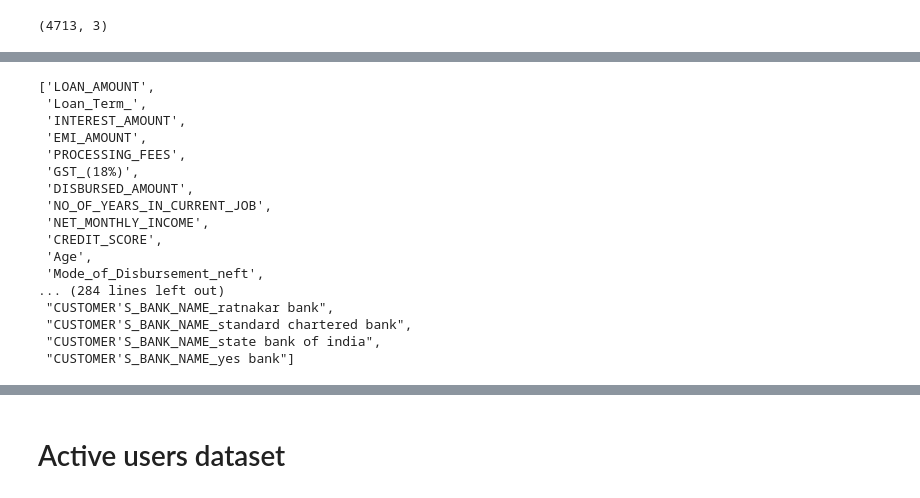
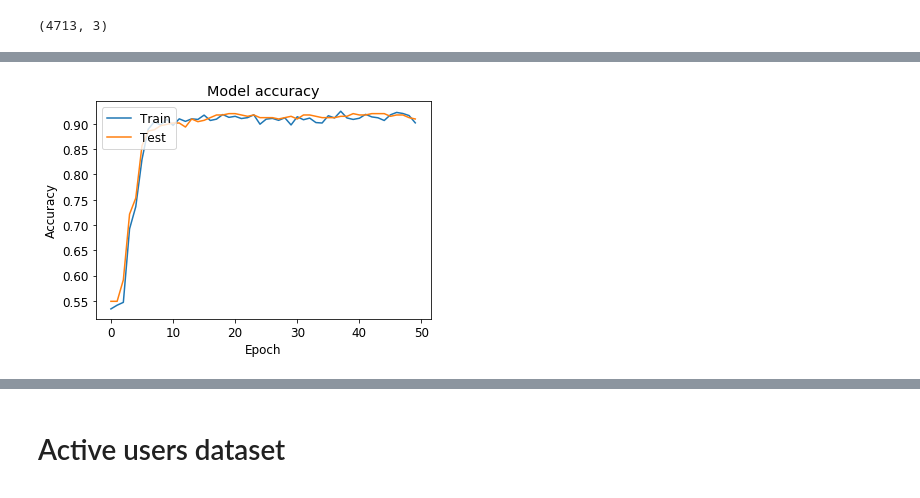
Before and after one commit to 1998anwesha/Mini-projects, a Jupyter notebook: SD.ipynb, the cells around one changed output, grey strips where cells are left out. Cells and saved outputs as stored; diff of their text form; code cells hidden in the pictures.

```diff
--- a/SD.ipynb
+++ b/SD.ipynb
@@ -1151,5 +1205,6 @@ data["Bounce_Charges_(BC)"]=data["Bounce_Charges_(BC)"].astype("int64")
 data["GST_ON_BC"]=data["GST_ON_BC"].astype("int64")
 data["DISBURSED_AMOUNT"]=data["DISBURSED_AMOUNT"].astype("int64")
 # %%
-data["LOAN_PURPOSE"]=data["LOAN_PURPOSE"].str.replace("nan","daily needs")
+#data["LOAN_PURPOSE"]=data["LOAN_PURPOSE"].str.replace("nan","daily needs")
 #set(data["COLLECTION_DATE-1"])#
+data["LOAN_PURPOSE"].value_counts()
@@ -1670,14 +1621,17 @@ X_train1,X_test1,y_train1,y_test1 = train_test_split(X1,y1,test_size = 0.20)
 # %%
 from keras.models import Sequential
 from keras.layers import Dense
+from keras import models
+from keras import layers
 # Neural network
 model = Sequential()
-model.add(Dense(16, input_dim=len(d1.columns), activation='relu'))
-model.add(Dense(12, activation='relu'))
-model.add(Dense(3, activation='softmax'))
+model.add(layers.Dropout(0.2, input_shape=(len(d1.columns),)))
+model.add(Dense(units =16,kernel_initializer = 'uniform',input_dim=len(d1.columns), activation='relu'))
+model.add(Dense(units =12, kernel_initializer = 'uniform',activation='relu'))
+model.add(Dense(units =3,kernel_initializer = 'uniform', activation='softmax'))
 # %%
 model.compile(loss='categorical_crossentropy', optimizer='adam', metrics=['accuracy'])
 # %%
-model.fit(X_train1, y_train1, epochs=35,validation_split=0.1, batch_size=64)
+history1=model.fit(X_train1, y_train1, epochs=50,validation_split=0.1, batch_size=64,shuffle=True)
 # %% [output]
 Train on 3393 samples, validate on 377 samples
@@ -1723,21 +1676,12 @@ Accuracy is: 92.15270413573701
-# %%
-d2=pd.get_dummies(df_active,drop_first=True)
-list(d2.columns)
-# %% [output]
-['LOAN_AMOUNT',
- 'Loan_Term_',
- 'INTEREST_AMOUNT',
- 'EMI_AMOUNT',
- 'PROCESSING_FEES',
- 'GST_(18%)',
- 'DISBURSED_AMOUNT',
- 'NO_OF_YEARS_IN_CURRENT_JOB',
- 'NET_MONTHLY_INCOME',
- 'CREDIT_SCORE',
- 'Age',
- 'Mode_of_Disbursement_neft',
-... (284 lines left out)
- "CUSTOMER'S_BANK_NAME_ratnakar bank",
- "CUSTOMER'S_BANK_NAME_standard chartered bank",
- "CUSTOMER'S_BANK_NAME_state bank of india",
- "CUSTOMER'S_BANK_NAME_yes bank"]
+# %%
+#d2=pd.get_dummies(df_active,drop_first=True)
+#list(d2.columns)
+plt.plot(history1.history['accuracy'])
+plt.plot(history1.history['val_accuracy'])
+plt.title('Model accuracy')
+plt.ylabel('Accuracy')
+plt.xlabel('Epoch')
+plt.legend(['Train', 'Test'], loc='upper left')
+plt.show()
+# %% [output]
+[figure, added]
```
Also changed, not shown: parts of 76 cells of this notebook.
